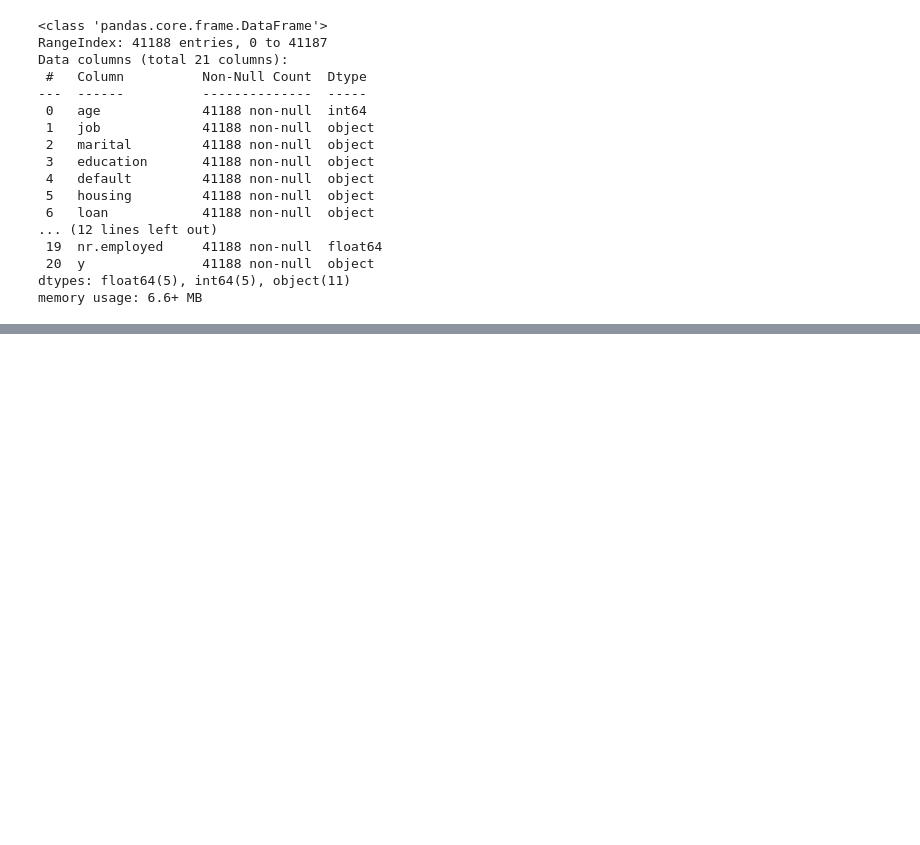
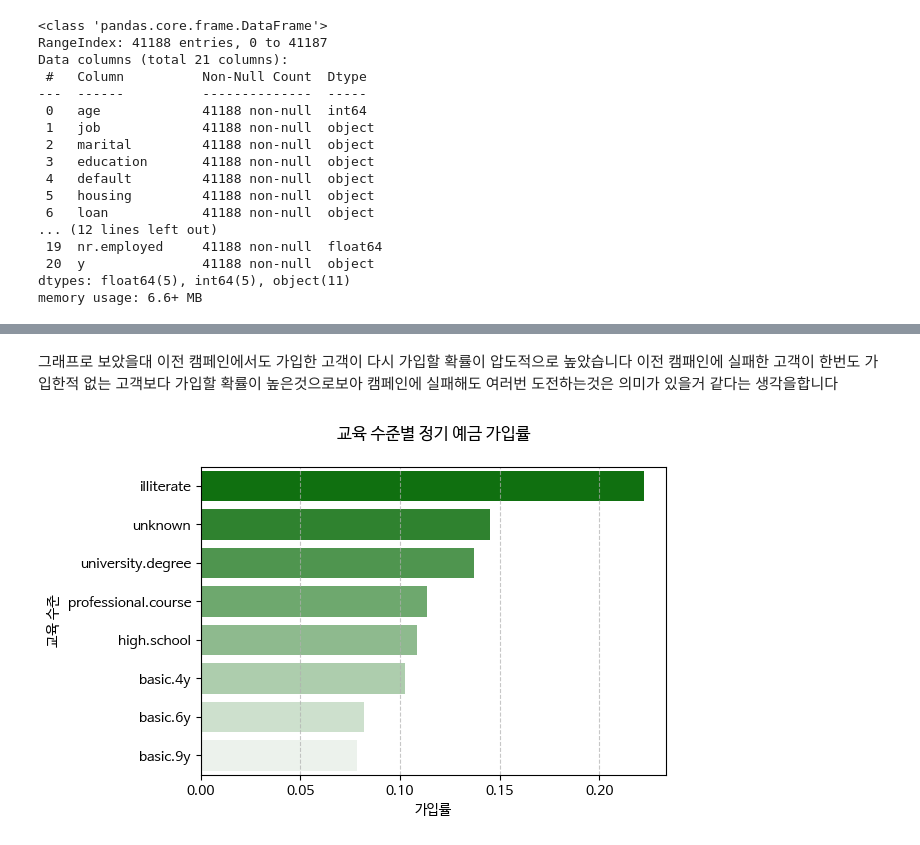
Before and after one commit to forexms78/AI-05-, a Jupyter notebook: 미션4_2팀_박병호.ipynb, the cells around one changed output, grey strips where cells are left out. Saved outputs shown, nothing was run; the diff lists cells and outputs as text; code cells hidden in the pictures; blank space fills up the shorter version.

```diff
--- a/미션4_2팀_박병호.ipynb
+++ b/미션4_2팀_박병호.ipynb
@@ -138,0 +258,20 @@ memory usage: 6.6+ MB
+# %% [markdown]
+그래프로 보았을대 이전 캠페인에서도 가입한 고객이 다시 가입할 확률이 압도적으로 높았습니다</br>
+이전 캠패인에 실패한 고객이 한번도 가입한적 없는 고객보다 가입할 확률이 높은것으로보아 캠페인에 실패해도 여러번 도전하는것은 의미가 있을거 같다는 생각을합니다
+# %%
+# 4. 교육수준별 (education)
+
+education_rate = df.groupby('education')['y'].mean().sort_values(ascending=False)
+education_rate_df = education_rate.reset_index()
+
+education_colors = sns.light_palette("green", n_colors=len(education_rate_df), reverse=True)
+
+plt.figure(figsize=(6,4))
+sns.barplot(x='y', y='education', data=education_rate_df, palette=education_colors)
+plt.title('교육 수준별 정기 예금 가입률',  pad=20)
+plt.xlabel('가입률')
+plt.ylabel('교육 수준')
+plt.grid(axis='x', linestyle='--', alpha=0.7)
+plt.show()
+# %% [output]
+[figure, added]
```
Also changed, not shown: parts of 62 cells of this notebook.
